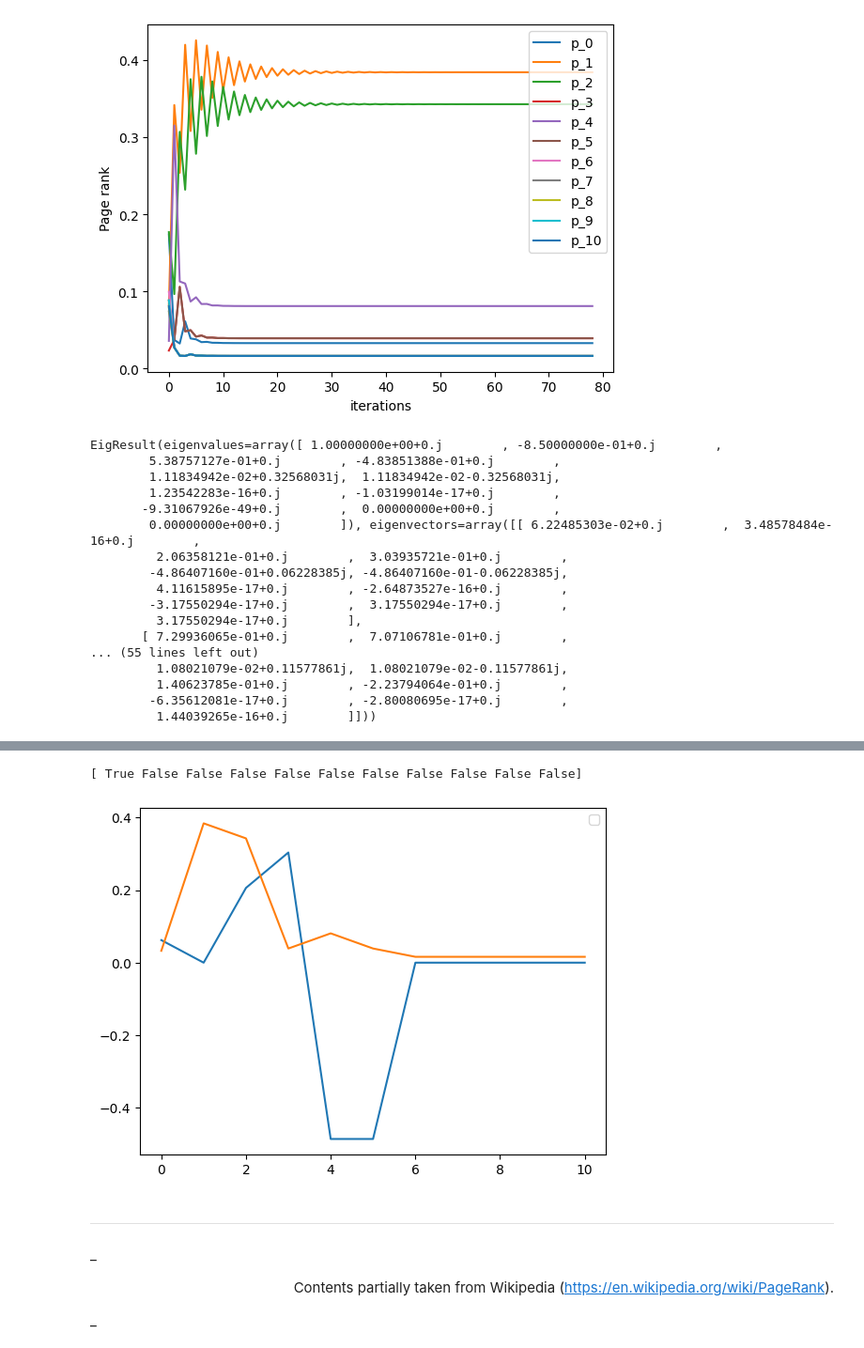
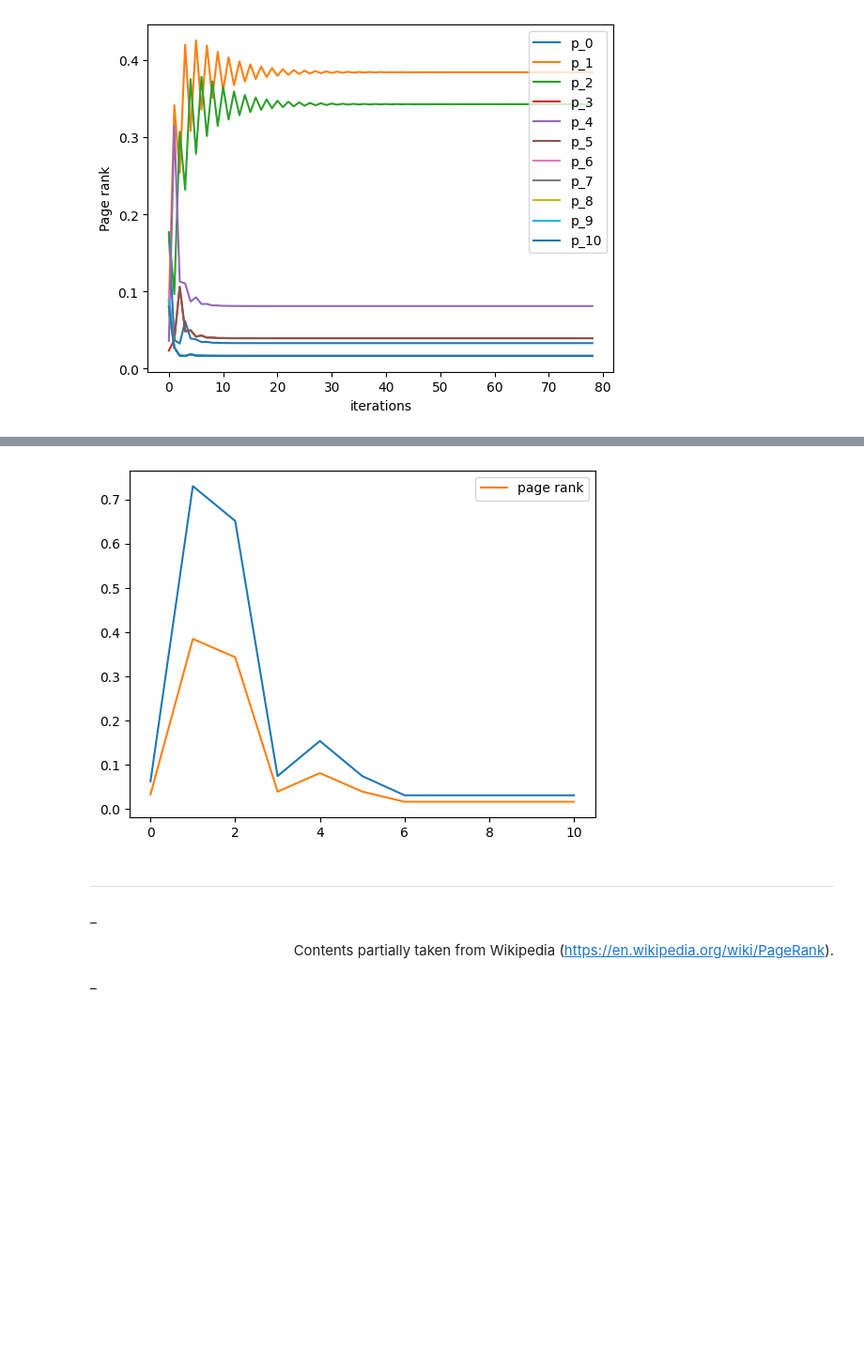
Before and after one commit to imrealhelper/Linear-Algebra, a Jupyter notebook: soft_ware_labs/Ex_Google_PageRank.ipynb, the cells around one changed output, grey strips where cells are left out. Shown at 94% size. Drawn from its saved outputs; the diff is of its cells as text; code cells hidden in the pictures; blank space fills up the shorter version.

```diff
--- a/soft_ware_labs/Ex_Google_PageRank.ipynb
+++ b/soft_ware_labs/Ex_Google_PageRank.ipynb
@@ -197,37 +197,18 @@ n=11
 
 ##eigenvalue를 계산해보자.
 
-G= (1-damping_ratio)/n * np.outer(np.ones(11),np.ones(11))+damping_ratio*M
+G= ((1-damping_ratio)/n )* np.outer(np.ones(11),np.ones(11))+damping_ratio*M
 
 eigenvalues,eigenvectors=np.linalg.eig(G)
-display(np.linalg.eig(G))
+
 index=np.isclose( eigenvalues,1.0)
-print(index)
-for i in range(len(index)):
-  if index[i]:
-    plt.plot(eigenvectors[i,:])
+
+plt.plot(eigenvectors[:,0])
 
 
 
-plt.plot(p_s[-1,:])
+plt.plot(p_s[-1,:],label="page rank")
 plt.legend()
 
 plt.show()
 # %% [output]
-EigResult(eigenvalues=array([ 1.00000000e+00+0.j        , -8.50000000e-01+0.j        ,
-        5.38757127e-01+0.j        , -4.83851388e-01+0.j        ,
-        1.11834942e-02+0.32568031j,  1.11834942e-02-0.32568031j,
-        1.23542283e-16+0.j        , -1.03199014e-17+0.j        ,
-       -9.31067926e-49+0.j        ,  0.00000000e+00+0.j        ,
-        0.00000000e+00+0.j        ]), eigenvectors=array([[ 6.22485303e-02+0.j        ,  3.48578484e-16+0.j        ,
-         2.06358121e-01+0.j        ,  3.03935721e-01+0.j        ,
-        -4.86407160e-01+0.06228385j, -4.86407160e-01-0.06228385j,
-         4.11615895e-17+0.j        , -2.64873527e-16+0.j        ,
-        -3.17550294e-17+0.j        ,  3.17550294e-17+0.j        ,
-         3.17550294e-17+0.j        ],
-       [ 7.29936065e-01+0.j        ,  7.07106781e-01+0.j        ,
-... (55 lines left out)
-         1.08021079e-02+0.11577861j,  1.08021079e-02-0.11577861j,
-         1.40623785e-01+0.j        , -2.23794064e-01+0.j        ,
-        -6.35612081e-17+0.j        , -2.80080695e-17+0.j        ,
-         1.44039265e-16+0.j        ]]))
@@ -235,5 +215,4 @@ WARNING:matplotlib.legend:No artists with labels found to put in legend.  Note t
-[ True False False False False False False False False False False]
-[figure, old version]
+[figure, new version]
 # %% [markdown]
 ---
 _<div style="text-align: right">
```
Also changed, not shown: parts of 1 cell of this notebook.
